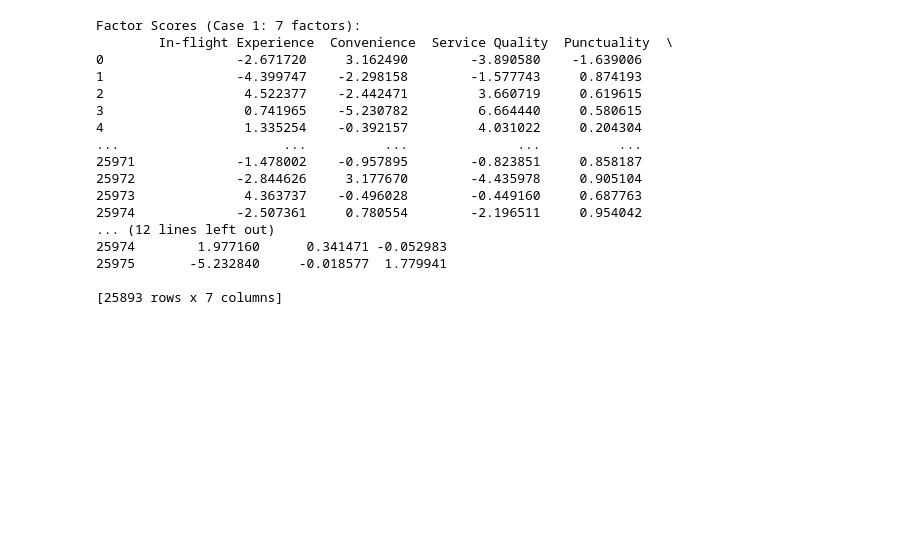
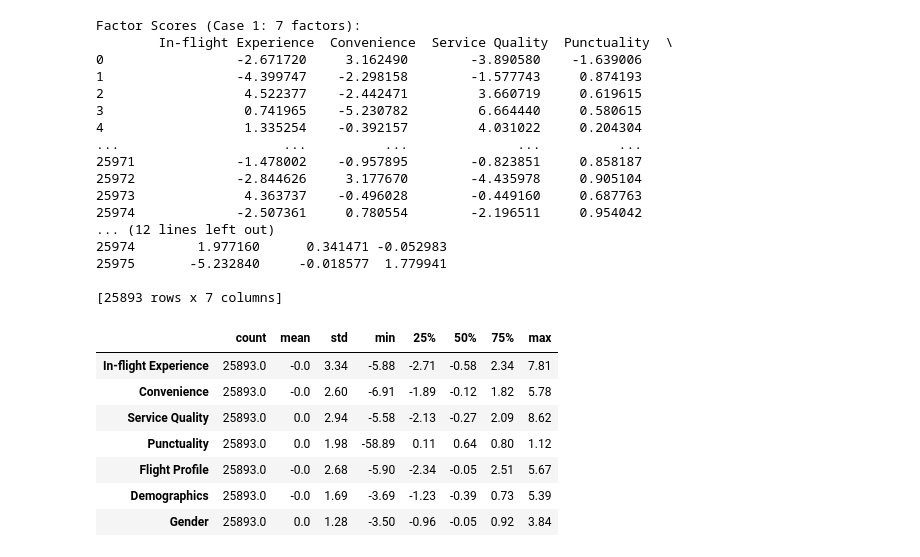
Before and after one commit to DoanVinhNhan/Factor-Analysis, a Jupyter notebook: factor_analysis.ipynb, the cells around one changed output. Saved outputs shown, nothing was run; the diff lists cells and outputs as text; code cells hidden in the pictures; blank space fills up the shorter version.

```diff
--- a/factor_analysis.ipynb
+++ b/factor_analysis.ipynb
@@ -338,3 +338,15 @@ Factor Scores (Case 1: 7 factors):
 25975       -5.232840     -0.018577  1.779941
 
 [25893 rows x 7 columns]
+# %%
+# Thông kê mô tả điểm nhân tố
+factor_scores_case_1.describe().round(2).T
+# %% [output]
+|  | count | mean | std | min | 25% | 50% | 75% | max |
+| In-flight Experience | 25893.0 | -0.0 | 3.34 | -5.88 | -2.71 | -0.58 | 2.34 | 7.81 |
+| Convenience | 25893.0 | -0.0 | 2.60 | -6.91 | -1.89 | -0.12 | 1.82 | 5.78 |
+| Service Quality | 25893.0 | 0.0 | 2.94 | -5.58 | -2.13 | -0.27 | 2.09 | 8.62 |
+| Punctuality | 25893.0 | 0.0 | 1.98 | -58.89 | 0.11 | 0.64 | 0.80 | 1.12 |
+| Flight Profile | 25893.0 | -0.0 | 2.68 | -5.90 | -2.34 | -0.05 | 2.51 | 5.67 |
+| Demographics | 25893.0 | -0.0 | 1.69 | -3.69 | -1.23 | -0.39 | 0.73 | 5.39 |
+| Gender | 25893.0 | 0.0 | 1.28 | -3.50 | -0.96 | -0.05 | 0.92 | 3.84 |
```
